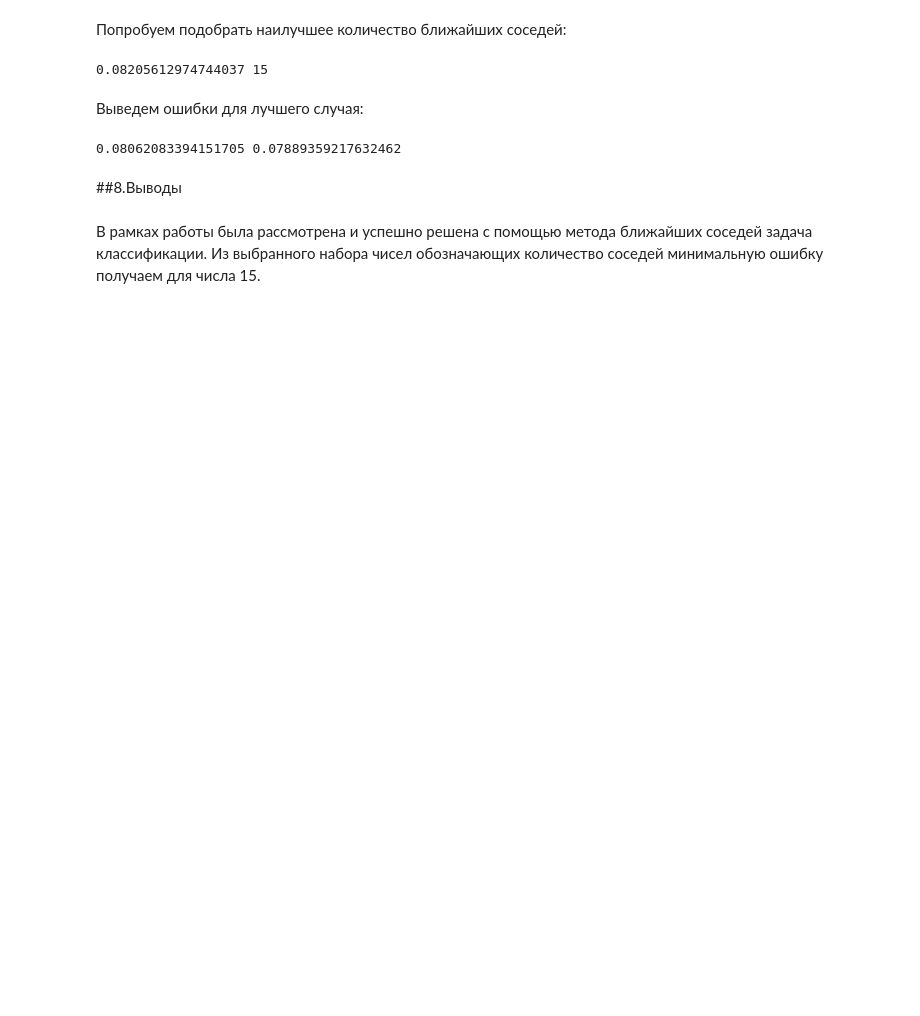
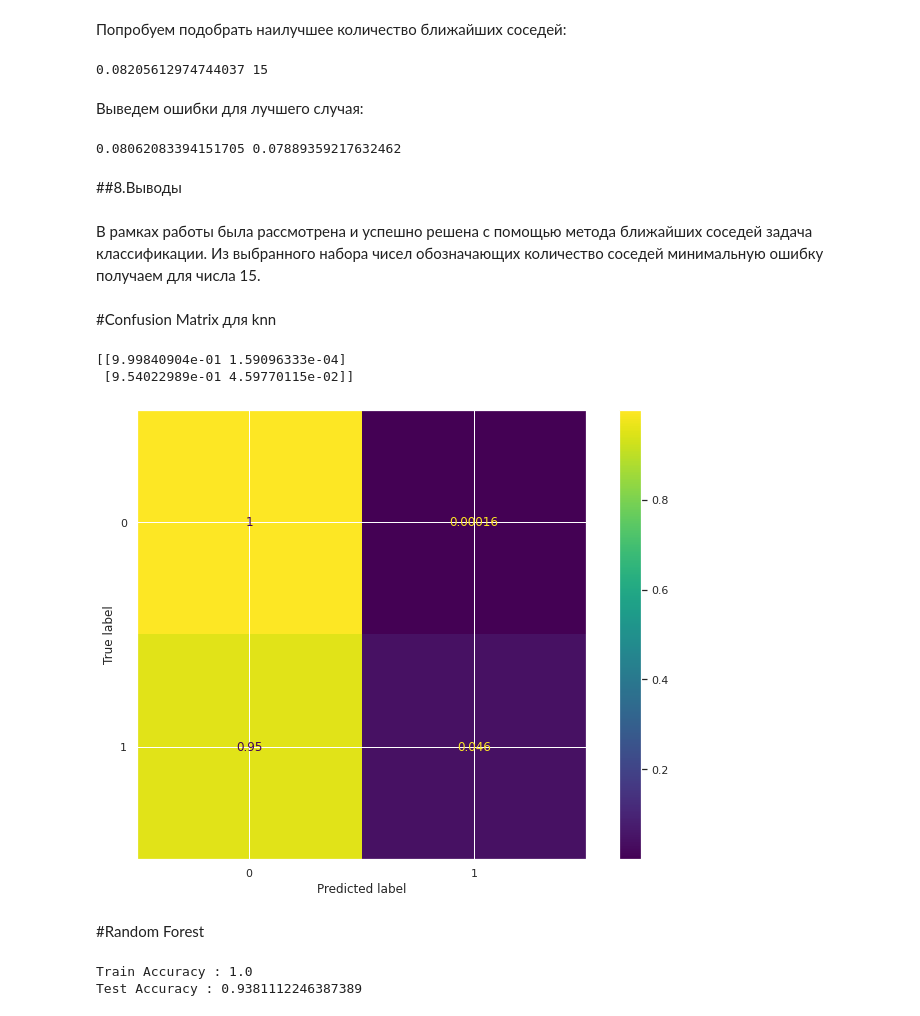
Before and after one commit to Dmitry145/ML, a Jupyter notebook: ML.ipynb, the cells around one changed output. Drawn from its saved outputs; the diff is of its cells as text; code cells hidden in the pictures; blank space fills up the shorter version.

```diff
--- a/ML.ipynb
+++ b/ML.ipynb
@@ -441,3 +443,26 @@ print(err_train, err_test)
 ##8.Выводы
 # %% [markdown]
 В рамках работы была рассмотрена и успешно решена с помощью метода ближайших соседей задача классификации. Из выбранного набора чисел обозначающих количество соседей минимальную ошибку получаем для числа 15.
+# %% [markdown]
+#Confusion Matrix для knn
+# %%
+from sklearn.ensemble import RandomForestClassifier
+from sklearn import svm
+from sklearn.metrics import confusion_matrix, plot_confusion_matrix
+
+plot_confusion_matrix(knn, X_test, y_test, normalize='true')
+print(confusion_matrix(y_test,knn.predict(X_test),normalize='true'))
+# %% [output]
+[[9.99840904e-01 1.59096333e-04]
+ [9.54022989e-01 4.59770115e-02]]
+[figure, added]
+# %% [markdown]
+#Random Forest
+# %%
+rfc = RandomForestClassifier() # class_weight='balanced'
+rfc.fit(X_train, y_train.values.ravel())
+print("Train Accuracy :", rfc.score(X_train, y_train))
+print("Test Accuracy :", rfc.score(X_test, y_test))
+# %% [output]
+Train Accuracy : 1.0
+Test Accuracy : 0.9381112246387389
```
Also changed, not shown: parts of 23 cells of this notebook.
